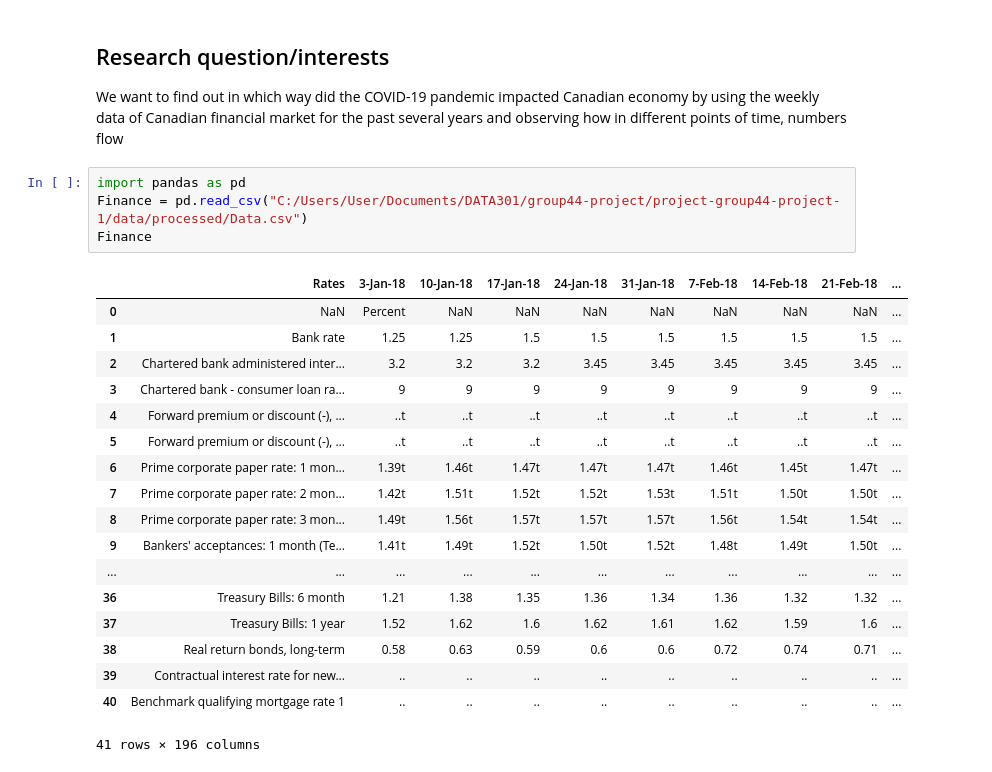
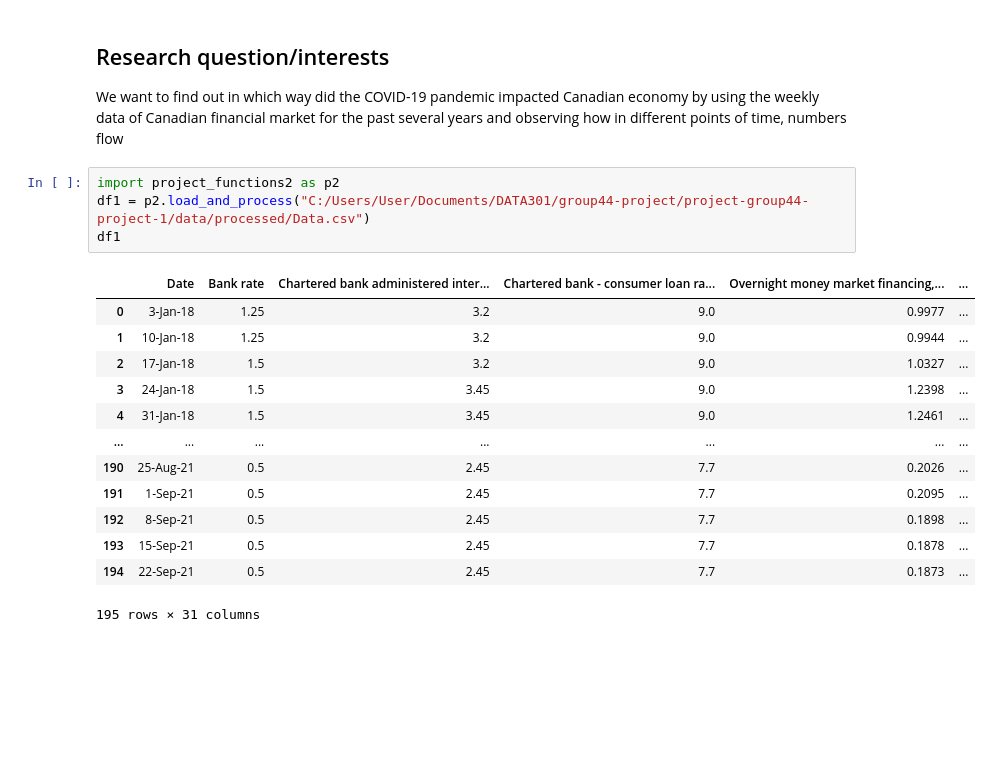
Before and after one commit to data301-2021-winter1/project-group44-project-1, a Jupyter notebook: notebooks/analysis2.ipynb, the cells around one changed output. Cells and saved outputs as stored; diff of their text form; blank space fills up the shorter version.

```diff
--- a/notebooks/analysis2.ipynb
+++ b/notebooks/analysis2.ipynb
@@ -5,25 +5,20 @@
 
 We want to find out in which way did the COVID-19 pandemic impacted Canadian economy by using the weekly data of Canadian financial market for the past several years and observing how in different points of time, numbers flow
 # %%
-import pandas as pd
-Finance = pd.read_csv("C:/Users/User/Documents/DATA301/group44-project/project-group44-project-1/data/processed/Data.csv")
-Finance
+import project_functions2 as p2
+df1 = p2.load_and_process("C:/Users/User/Documents/DATA301/group44-project/project-group44-project-1/data/processed/Data.csv")
+df1
 # %% [output]
-|  | Rates | 3-Jan-18 | 10-Jan-18 | 17-Jan-18 | 24-Jan-18 | 31-Jan-18 | 7-Feb-18 | 14-Feb-18 | 21-Feb-18 | ... |
-| 0 | NaN | Percent | NaN | NaN | NaN | NaN | NaN | NaN | NaN | ... |
-| 1 | Bank rate | 1.25 | 1.25 | 1.5 | 1.5 | 1.5 | 1.5 | 1.5 | 1.5 | ... |
-| 2 | Chartered bank administered inter... | 3.2 | 3.2 | 3.2 | 3.45 | 3.45 | 3.45 | 3.45 | 3.45 | ... |
-| 3 | Chartered bank - consumer loan ra... | 9 | 9 | 9 | 9 | 9 | 9 | 9 | 9 | ... |
-| 4 | Forward premium or discount (-), ... | ..t | ..t | ..t | ..t | ..t | ..t | ..t | ..t | ... |
-| 5 | Forward premium or discount (-), ... | ..t | ..t | ..t | ..t | ..t | ..t | ..t | ..t | ... |
-| 6 | Prime corporate paper rate: 1 mon... | 1.39t | 1.46t | 1.47t | 1.47t | 1.47t | 1.46t | 1.45t | 1.47t | ... |
-| 7 | Prime corporate paper rate: 2 mon... | 1.42t | 1.51t | 1.52t | 1.52t | 1.53t | 1.51t | 1.50t | 1.50t | ... |
-| 8 | Prime corporate paper rate: 3 mon... | 1.49t | 1.56t | 1.57t | 1.57t | 1.57t | 1.56t | 1.54t | 1.54t | ... |
-| 9 | Bankers' acceptances: 1 month (Te... | 1.41t | 1.49t | 1.52t | 1.50t | 1.52t | 1.48t | 1.49t | 1.50t | ... |
-| ... | ... | ... | ... | ... | ... | ... | ... | ... | ... | ... |
-| 36 | Treasury Bills: 6 month | 1.21 | 1.38 | 1.35 | 1.36 | 1.34 | 1.36 | 1.32 | 1.32 | ... |
-| 37 | Treasury Bills: 1 year | 1.52 | 1.62 | 1.6 | 1.62 | 1.61 | 1.62 | 1.59 | 1.6 | ... |
-| 38 | Real return bonds, long-term | 0.58 | 0.63 | 0.59 | 0.6 | 0.6 | 0.72 | 0.74 | 0.71 | ... |
-| 39 | Contractual interest rate for new... | .. | .. | .. | .. | .. | .. | .. | .. | ... |
-| 40 | Benchmark qualifying mortgage rate 1 | .. | .. | .. | .. | .. | .. | .. | .. | ... |
+|  | Date | Bank rate | Chartered bank administered inter... | Chartered bank - consumer loan ra... | Overnight money market financing,... | ... |
+| 0 | 3-Jan-18 | 1.25 | 3.2 | 9.0 | 0.9977 | ... |
+| 1 | 10-Jan-18 | 1.25 | 3.2 | 9.0 | 0.9944 | ... |
+| 2 | 17-Jan-18 | 1.5 | 3.2 | 9.0 | 1.0327 | ... |
+| 3 | 24-Jan-18 | 1.5 | 3.45 | 9.0 | 1.2398 | ... |
+| 4 | 31-Jan-18 | 1.5 | 3.45 | 9.0 | 1.2461 | ... |
+| ... | ... | ... | ... | ... | ... | ... |
+| 190 | 25-Aug-21 | 0.5 | 2.45 | 7.7 | 0.2026 | ... |
+| 191 | 1-Sep-21 | 0.5 | 2.45 | 7.7 | 0.2095 | ... |
+| 192 | 8-Sep-21 | 0.5 | 2.45 | 7.7 | 0.1898 | ... |
+| 193 | 15-Sep-21 | 0.5 | 2.45 | 7.7 | 0.1878 | ... |
+| 194 | 22-Sep-21 | 0.5 | 2.45 | 7.7 | 0.1873 | ... |
-41 rows × 196 columns
+195 rows × 31 columns
```
Also changed, not shown: parts of 3 cells of this notebook, 1 other file.
